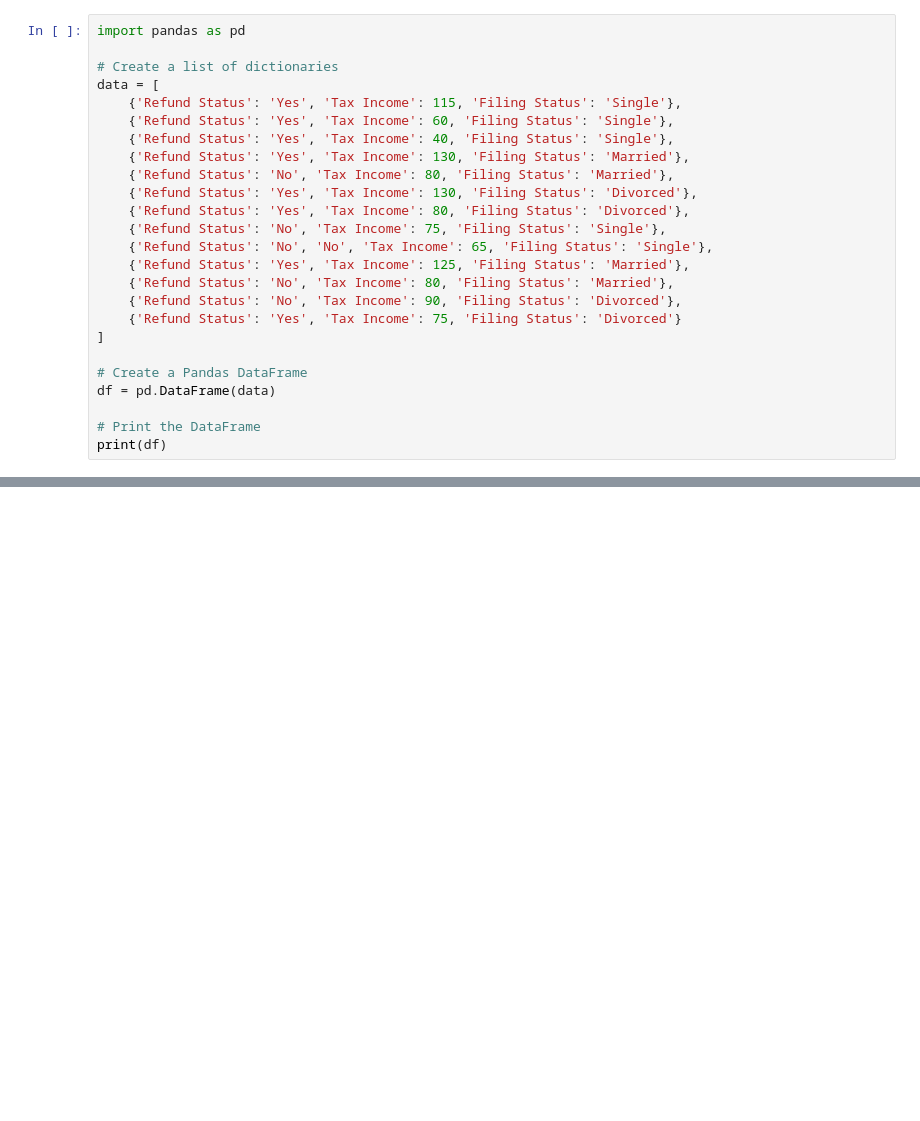
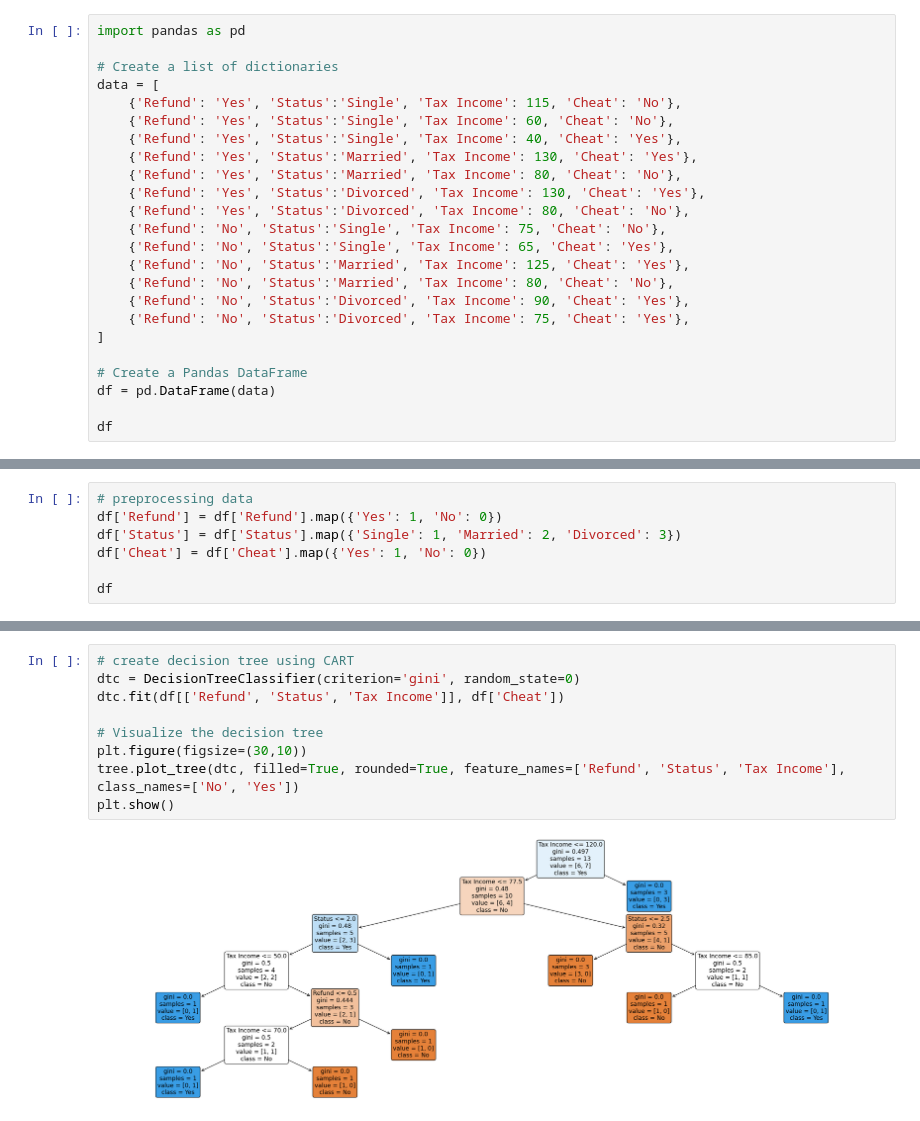
Before and after one commit to hatifmujahid/DT_Assignment_1, a Jupyter notebook: Q1.ipynb, the cells around one changed output, grey strips where cells are left out. Cells and saved outputs as stored; diff of their text form; blank space fills up the shorter version.

Commit message:
DT made using C4.5 and CART method

```diff
--- a/Q1.ipynb
+++ b/Q1.ipynb
@@ -3,24 +3,23 @@ import pandas as pd
 
 # Create a list of dictionaries
 data = [
-    {'Refund Status': 'Yes', 'Tax Income': 115, 'Filing Status': 'Single'},
-    {'Refund Status': 'Yes', 'Tax Income': 60, 'Filing Status': 'Single'},
-    {'Refund Status': 'Yes', 'Tax Income': 40, 'Filing Status': 'Single'},
-    {'Refund Status': 'Yes', 'Tax Income': 130, 'Filing Status': 'Married'},
-    {'Refund Status': 'No', 'Tax Income': 80, 'Filing Status': 'Married'},
-    {'Refund Status': 'Yes', 'Tax Income': 130, 'Filing Status': 'Divorced'},
-    {'Refund Status': 'Yes', 'Tax Income': 80, 'Filing Status': 'Divorced'},
-    {'Refund Status': 'No', 'Tax Income': 75, 'Filing Status': 'Single'},
-    {'Refund Status': 'No', 'No', 'Tax Income': 65, 'Filing Status': 'Single'},
-    {'Refund Status': 'Yes', 'Tax Income': 125, 'Filing Status': 'Married'},
-    {'Refund Status': 'No', 'Tax Income': 80, 'Filing Status': 'Married'},
-    {'Refund Status': 'No', 'Tax Income': 90, 'Filing Status': 'Divorced'},
-    {'Refund Status': 'Yes', 'Tax Income': 75, 'Filing Status': 'Divorced'}
+    {'Refund': 'Yes', 'Status':'Single', 'Tax Income': 115, 'Cheat': 'No'},
+    {'Refund': 'Yes', 'Status':'Single', 'Tax Income': 60, 'Cheat': 'No'},
+    {'Refund': 'Yes', 'Status':'Single', 'Tax Income': 40, 'Cheat': 'Yes'},
+    {'Refund': 'Yes', 'Status':'Married', 'Tax Income': 130, 'Cheat': 'Yes'},
+    {'Refund': 'Yes', 'Status':'Married', 'Tax Income': 80, 'Cheat': 'No'},
+    {'Refund': 'Yes', 'Status':'Divorced', 'Tax Income': 130, 'Cheat': 'Yes'},
+    {'Refund': 'Yes', 'Status':'Divorced', 'Tax Income': 80, 'Cheat': 'No'},
+    {'Refund': 'No', 'Status':'Single', 'Tax Income': 75, 'Cheat': 'No'},
+    {'Refund': 'No', 'Status':'Single', 'Tax Income': 65, 'Cheat': 'Yes'},
+    {'Refund': 'No', 'Status':'Married', 'Tax Income': 125, 'Cheat': 'Yes'},
+    {'Refund': 'No', 'Status':'Married', 'Tax Income': 80, 'Cheat': 'No'},
+    {'Refund': 'No', 'Status':'Divorced', 'Tax Income': 90, 'Cheat': 'Yes'},
+    {'Refund': 'No', 'Status':'Divorced', 'Tax Income': 75, 'Cheat': 'Yes'},
 ]
 
 # Create a Pandas DataFrame
 df = pd.DataFrame(data)
 
-# Print the DataFrame
-print(df)
+df
 # %% [output]
@@ -27,0 +40,7 @@ SyntaxError: ':' expected after dictionary key (420437475.py, line 13)
+# %%
+# preprocessing data
+df['Refund'] = df['Refund'].map({'Yes': 1, 'No': 0})
+df['Status'] = df['Status'].map({'Single': 1, 'Married': 2, 'Divorced': 3})
+df['Cheat'] = df['Cheat'].map({'Yes': 1, 'No': 0})
+
+df
@@ -27,0 +81,11 @@ SyntaxError: ':' expected after dictionary key (420437475.py, line 13)
+# %%
+# create decision tree using CART
+dtc = DecisionTreeClassifier(criterion='gini', random_state=0)
+dtc.fit(df[['Refund', 'Status', 'Tax Income']], df['Cheat'])
+
+# Visualize the decision tree
+plt.figure(figsize=(30,10))
+tree.plot_tree(dtc, filled=True, rounded=True, feature_names=['Refund', 'Status', 'Tax Income'], class_names=['No', 'Yes'])
+plt.show()
+# %% [output]
+[figure, added]
```
Also changed, not shown: parts of 3 cells of this notebook.
